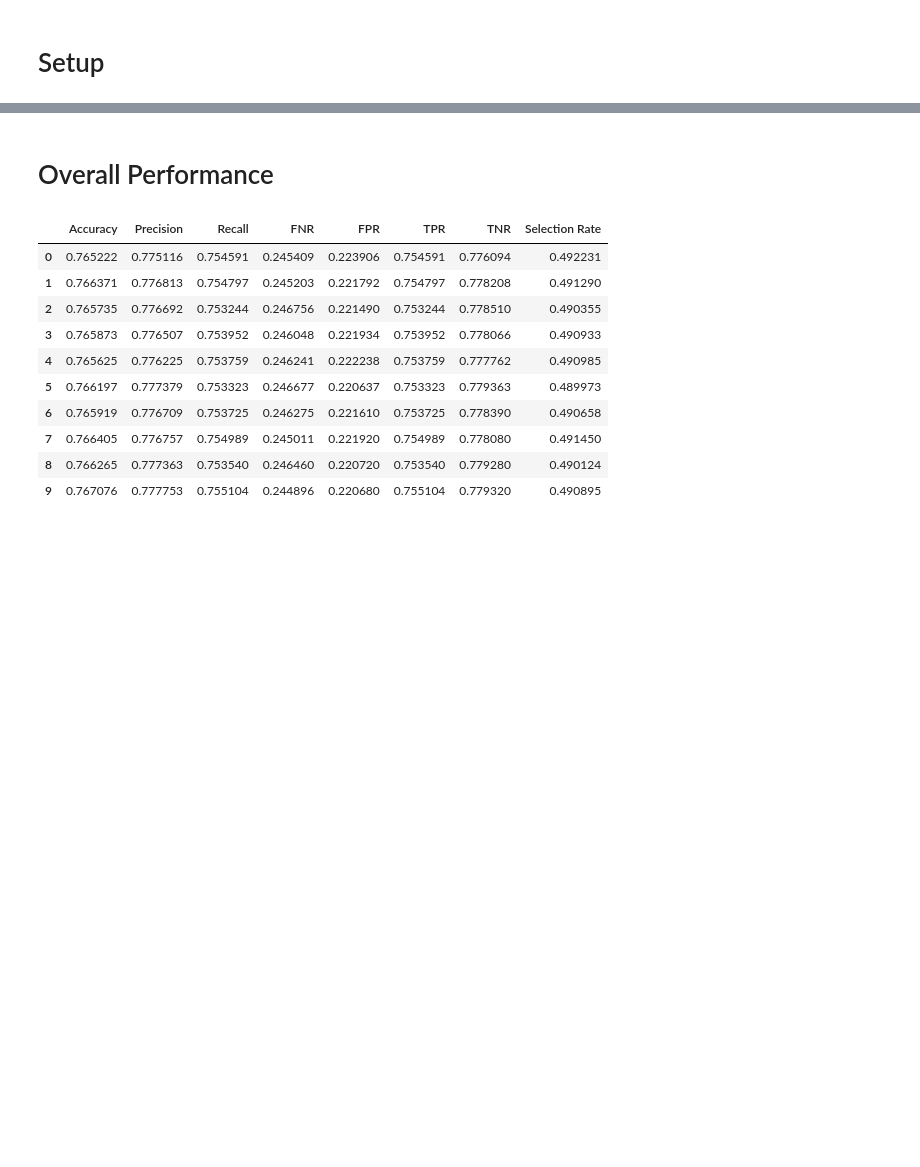
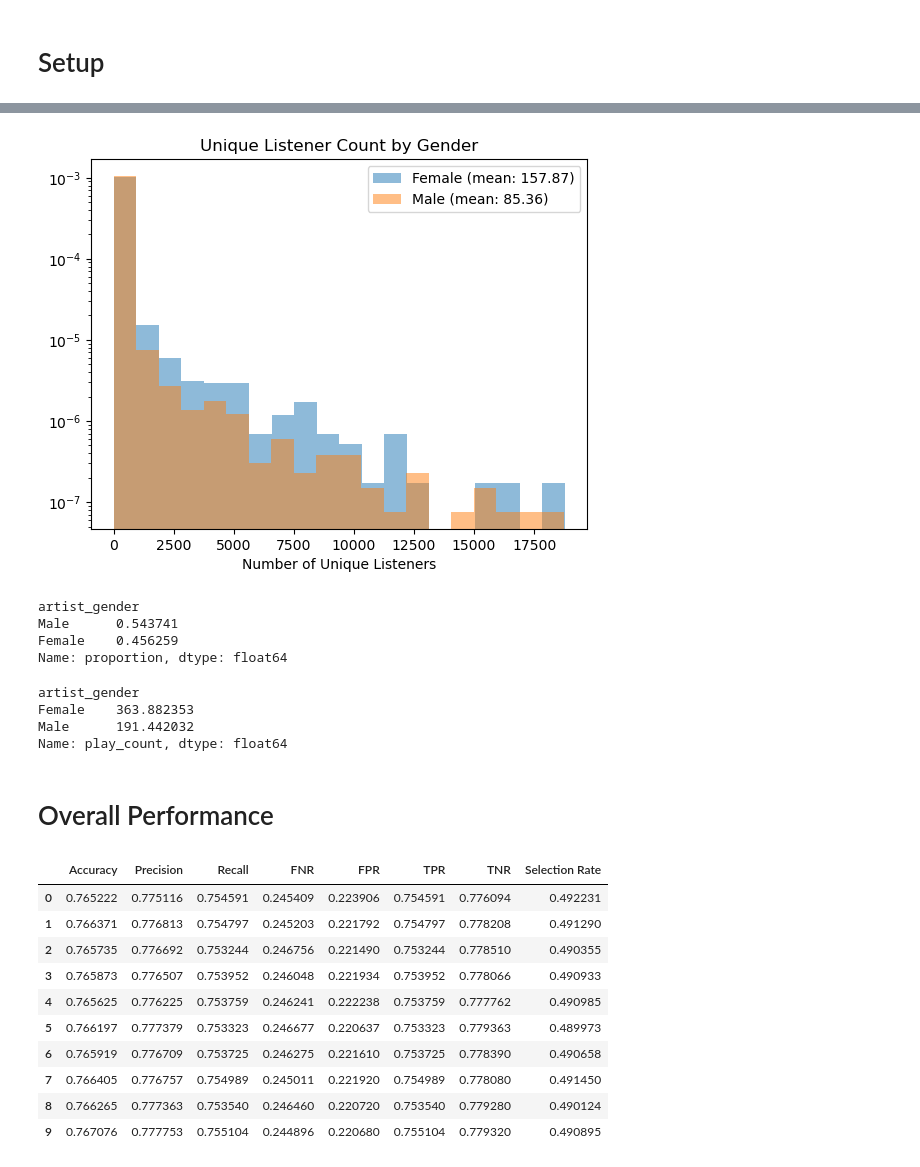
Before and after one commit to jeffgord/RAI-final, a Jupyter notebook: analysis-final.ipynb, the cells around one changed output, grey strips where cells are left out. Cells and saved outputs as stored; diff of their text form; code cells hidden in the pictures; blank space fills up the shorter version.

```diff
--- a/analysis-final.ipynb
+++ b/analysis-final.ipynb
@@ -39,3 +52,45 @@ for seed in seeds:
+# %%
+# Number of unique listeners by gender
+male_listeners = df_artists[df_artists['artist_gender'] == 'Male']['artist_name'].map(artist_listeners)
+female_listeners = df_artists[df_artists['artist_gender'] == 'Female']['artist_name'].map(artist_listeners)
+
+# get means
+male_listeners_mean = male_listeners.mean()
+female_listeners_mean = female_listeners.mean()
+
+plt.hist(female_listeners, bins=20, density=True, alpha=0.5, label=f'Female (mean: {female_listeners_mean:.2f})')
+plt.hist(male_listeners, bins=20, density=True, alpha=0.5, label=f'Male (mean: {male_listeners_mean:.2f})')
+
+plt.title('Unique Listener Count by Gender')
+plt.xlabel('Number of Unique Listeners')
+plt.yscale('log')
+plt.legend()
+plt.show()
+# %% [output]
+[figure, added]
+# %%
+# Proportion of plays by gender
+analysis_genders = ['Male', 'Female']
+df_info[df_info['artist_gender'].isin(analysis_genders)]['artist_gender'].value_counts(normalize=True)
+# %% [output]
+artist_gender
+Male      0.543741
+Female    0.456259
+Name: proportion, dtype: float64
+# %%
+# Average plays by gender
+artist_play_counts = (
+    df_info[df_info['artist_gender'].isin(analysis_genders)]
+    .groupby(['artist_name', 'artist_gender'])
+    .size()
+    .reset_index(name='play_count')
+)
+artist_play_counts.groupby('artist_gender')['play_count'].mean()
+# %% [output]
+artist_gender
+Female    363.882353
+Male      191.442032
+Name: play_count, dtype: float64
 # %% [markdown]
 # Overall Performance
 # %%
```
Also changed, not shown: parts of 5 cells of this notebook.
